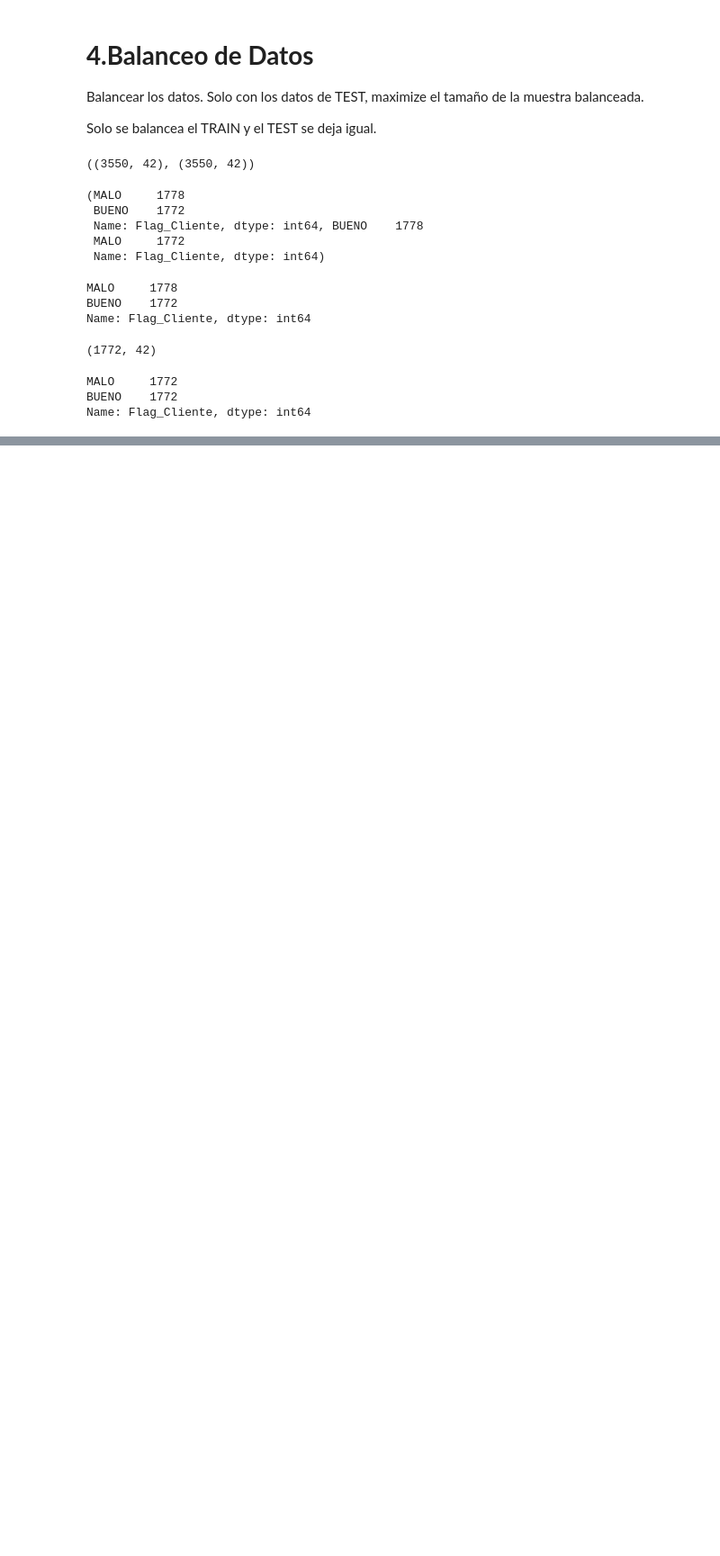
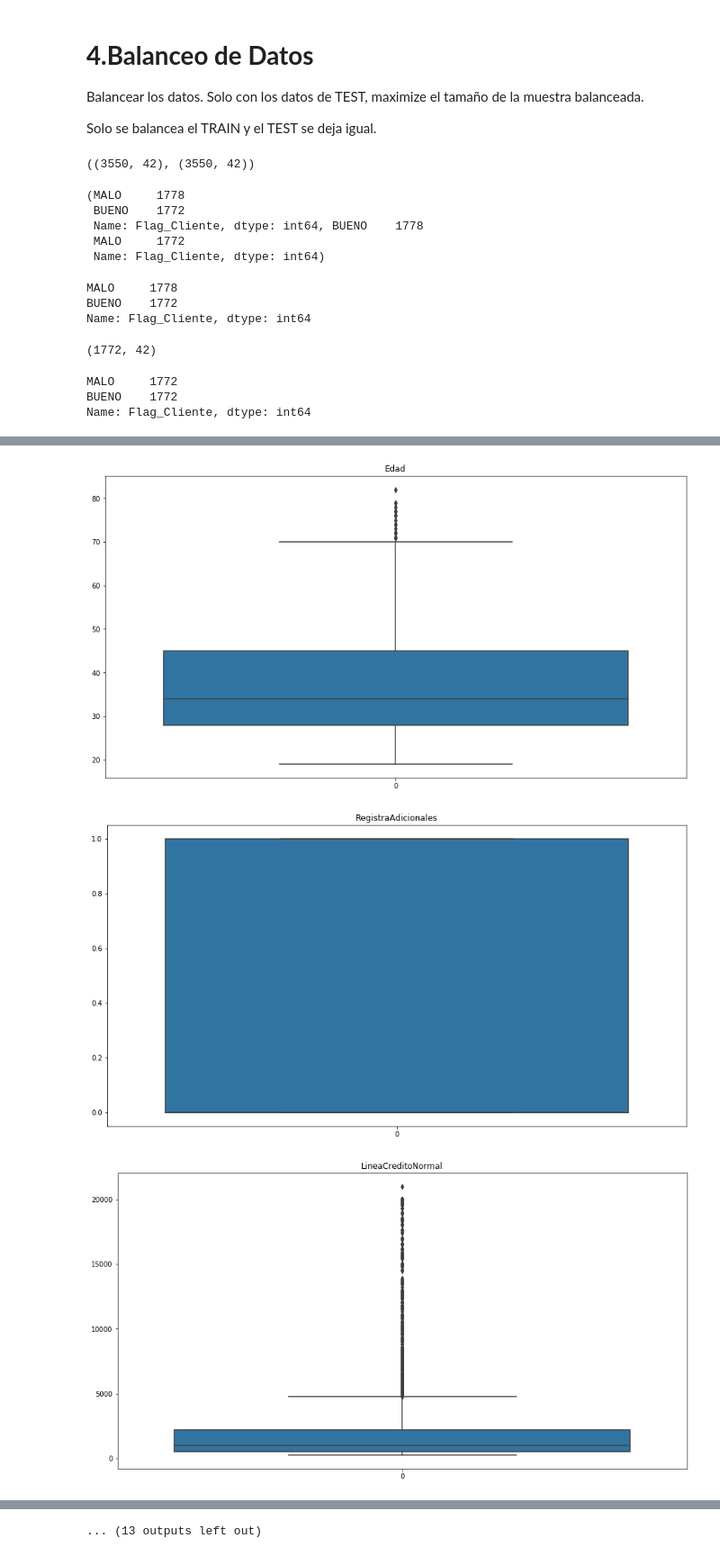
Before and after one commit to willians124/ML, a Jupyter notebook: Parcial_Regresión_Logística.ipynb, the cells around one changed output, grey strips where cells are left out. Shown at 90% size. Drawn from its saved outputs; the diff is of its cells as text; code cells hidden in the pictures; blank space fills up the shorter version.

```diff
--- a/Parcial_Regresión_Logística.ipynb
+++ b/Parcial_Regresión_Logística.ipynb
@@ -491,0 +184,2 @@ cat_ind=[features.index(x) for x in categorical]
+# %%
+Train_Balanceado=df_train.copy()
@@ -491,0 +204,4 @@ cat_ind=[features.index(x) for x in categorical]
+# %%
+df_train=Train_Balanceado.copy()
+# %%
+Train_Balanceado=df_train.copy()
@@ -491,0 +210,13 @@ cat_ind=[features.index(x) for x in categorical]
+# %%
+for cat in feature_columns["numerical"]:
+
+  plt.figure(figsize=(15,8))
+  sns.boxplot(data=Train_Balanceado.loc[:,cat])
+  plt.title(cat)
+  plt.show()
+  import gc
+  gc.collect()
+# %% [output]
+[figure, added]
+[figure, added]
+[figure, added]
@@ -491,0 +232 @@ cat_ind=[features.index(x) for x in categorical]
+... (13 outputs left out)
```
Also changed, not shown: parts of 103 cells of this notebook.
